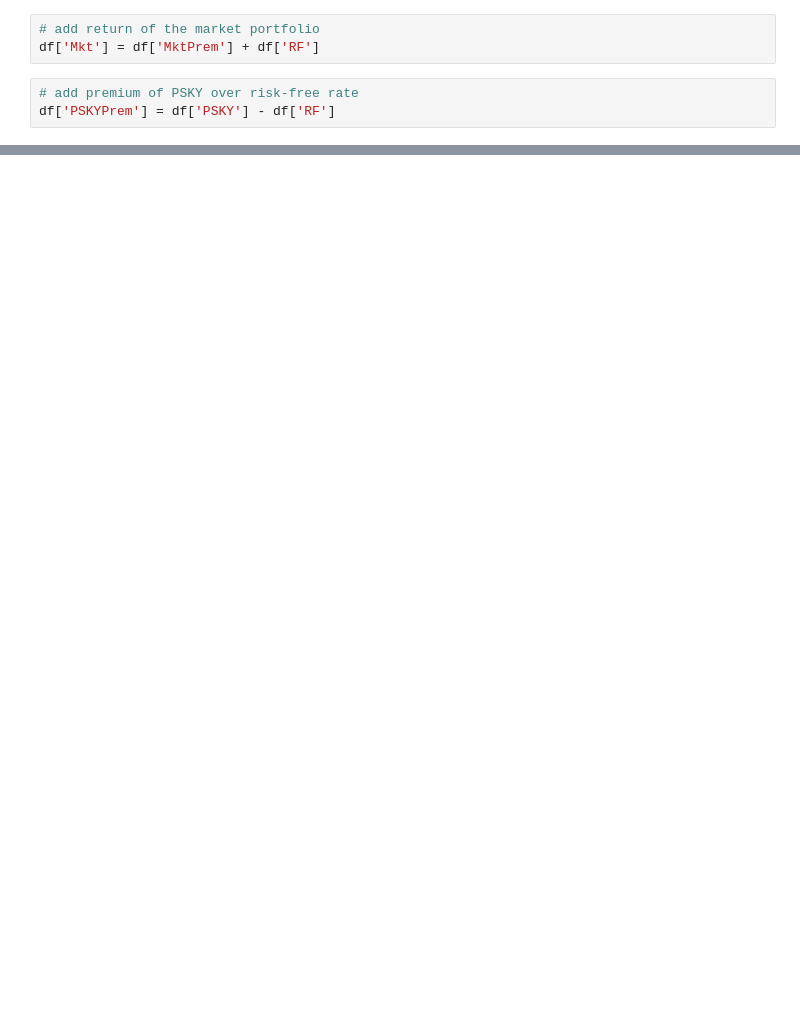
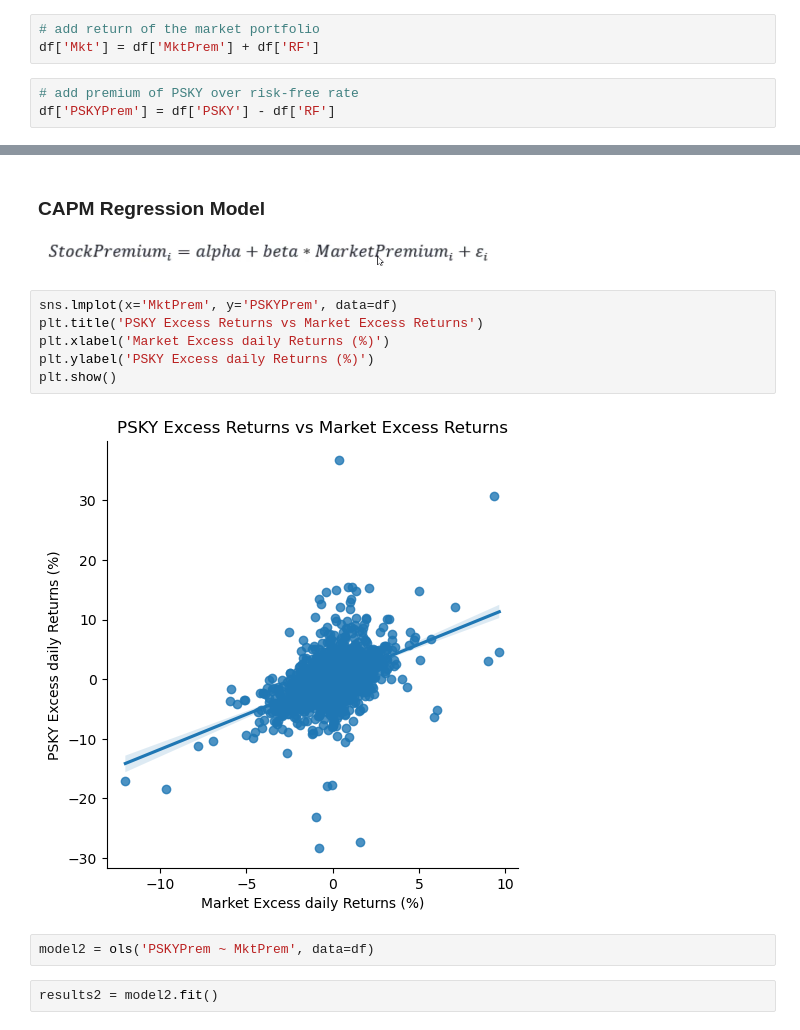
Before and after one commit to epifeni/DeepLearning_Transformers, a Jupyter notebook: Finance_PSKY/NB_PSKY_RegressionAnalysis_Fama-FrenchMarketModel.ipynb, the cells around one changed output, grey strips where cells are left out. Drawn from its saved outputs; the diff is of its cells as text; blank space fills up the shorter version.

```diff
--- a/Finance_PSKY/NB_PSKY_RegressionAnalysis_Fama-FrenchMarketModel.ipynb
+++ b/Finance_PSKY/NB_PSKY_RegressionAnalysis_Fama-FrenchMarketModel.ipynb
@@ -213,0 +269,15 @@ df
+# %% [markdown]
+### CAPM Regression Model
+![image.png](attachment:image.png)
+# %%
+sns.lmplot(x='MktPrem', y='PSKYPrem', data=df)
+plt.title('PSKY Excess Returns vs Market Excess Returns')
+plt.xlabel('Market Excess daily Returns (%)')
+plt.ylabel('PSKY Excess daily Returns (%)')
+plt.show()
+# %% [output]
+[figure, added]
+# %%
+model2 = ols('PSKYPrem ~ MktPrem', data=df)
+# %%
+results2 = model2.fit()
```
Also changed, not shown: parts of 61 cells of this notebook, 4 other files.
